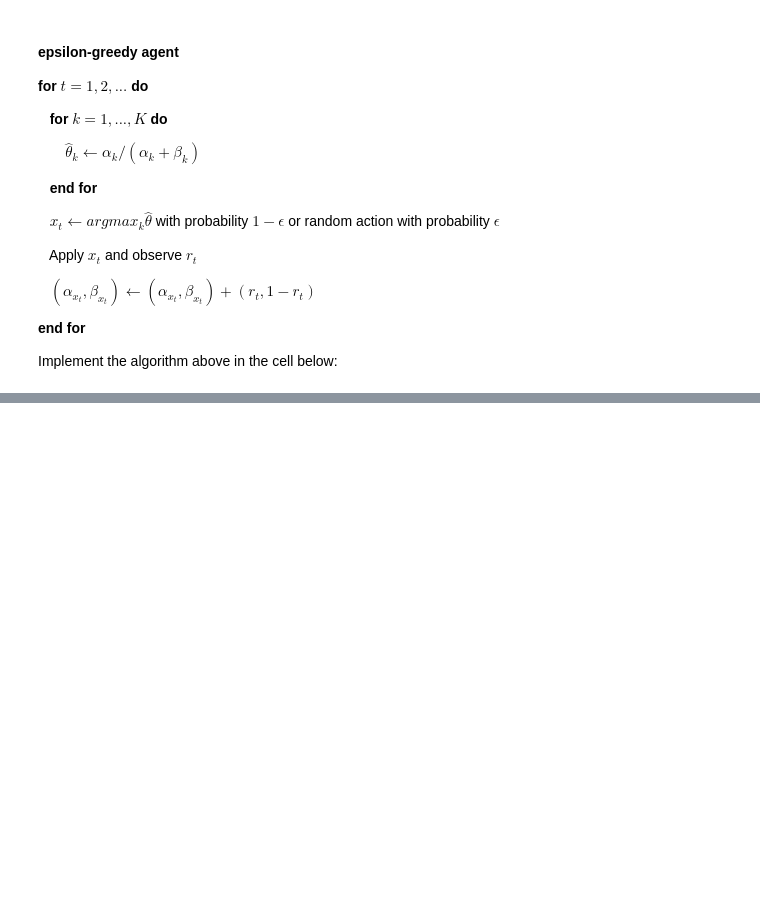
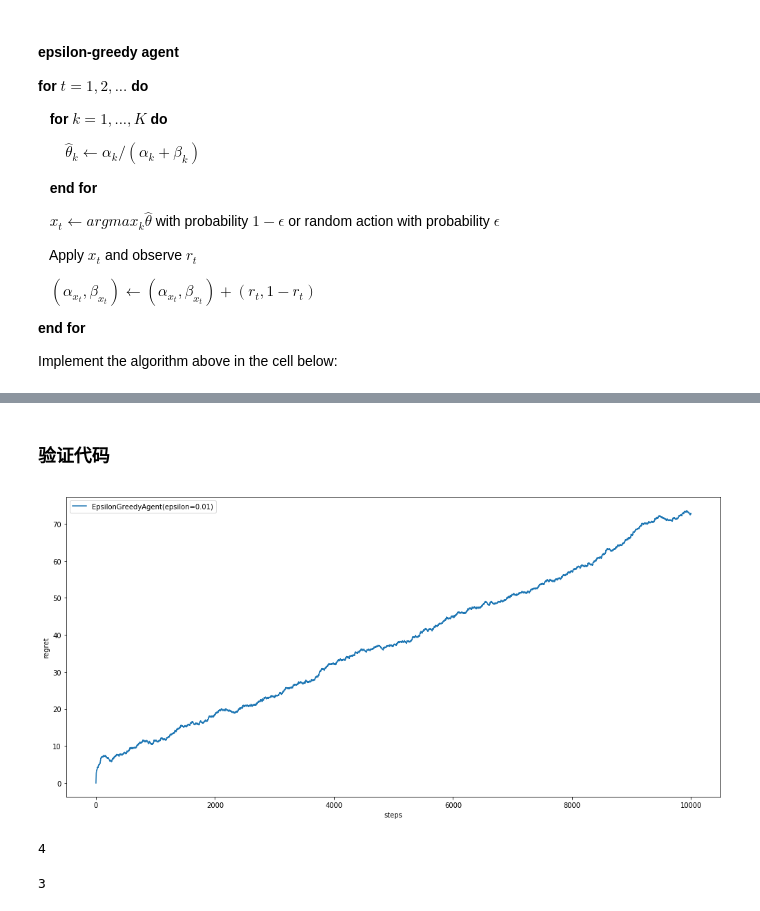
Before and after one commit to 450586509/reinforcement-learning-practice, a Jupyter notebook: 05_explore.ipynb, the cells around one changed output, grey strips where cells are left out. Drawn from its saved outputs; the diff is of its cells as text; code cells hidden in the pictures; blank space fills up the shorter version.

```diff
--- a/05_explore.ipynb
+++ b/05_explore.ipynb
@@ -163,0 +235,54 @@ NameError: ignored
+# %% [markdown]
+### 验证代码
+# %%
+def plot_regret(env, agents, n_steps=5000, n_trials=50):
+    scores = {
+        agent.name: [0.0 for step in range(n_steps)] for agent in agents
+    }
+
+    for trial in range(n_trials):
+        env.reset()
+
+        for a in agents:
+            a.init_actions(env.action_count)
+
+        for i in range(n_steps):
+            optimal_reward = env.optimal_reward()
+
+            for agent in agents:
+                action = agent.get_action()
+                reward = env.pull(action)
+                agent.update(action, reward)
+                scores[agent.name][i] += optimal_reward - reward
+
+            env.step()  # change bandit's state if it is unstationary
+
+    plt.figure(figsize=(17, 8))
+    for agent in agents:
+        plt.plot(np.cumsum(scores[agent.name]) / n_trials)
+
+    plt.legend([agent.name for agent in agents])
+
+    plt.ylabel("regret")
+    plt.xlabel("steps")
+
+    plt.show()
+# %%
+# Uncomment agents
+agents = [
+         EpsilonGreedyAgent()
+         #UCBAgent()
+         #ThompsonSamplingAgent()
+]
+
+plot_regret(BernoulliBandit(), agents, n_steps=10000, n_trials=10)
+# %% [output]
+[figure, added]
+# %%
+np.argmax([0,1,2,3,111,3])
+# %% [output]
+4
+# %%
+np.random.choice(range(5))
+# %% [output]
+3
```
Also changed, not shown: parts of 8 cells of this notebook.
